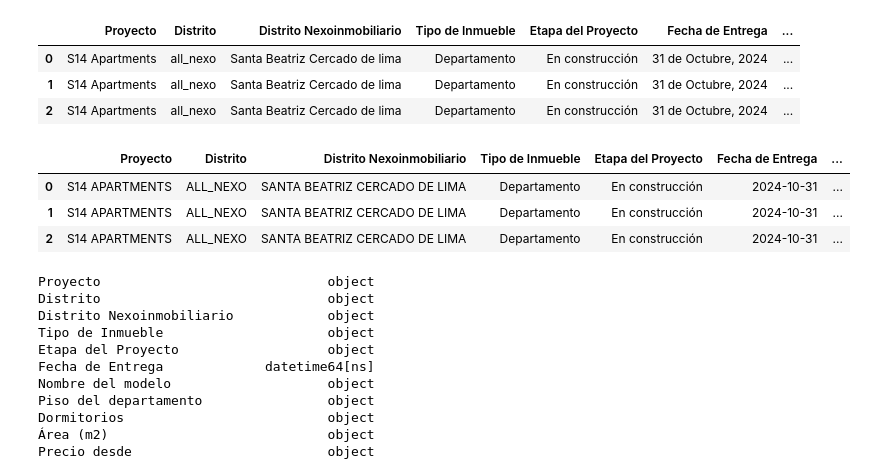
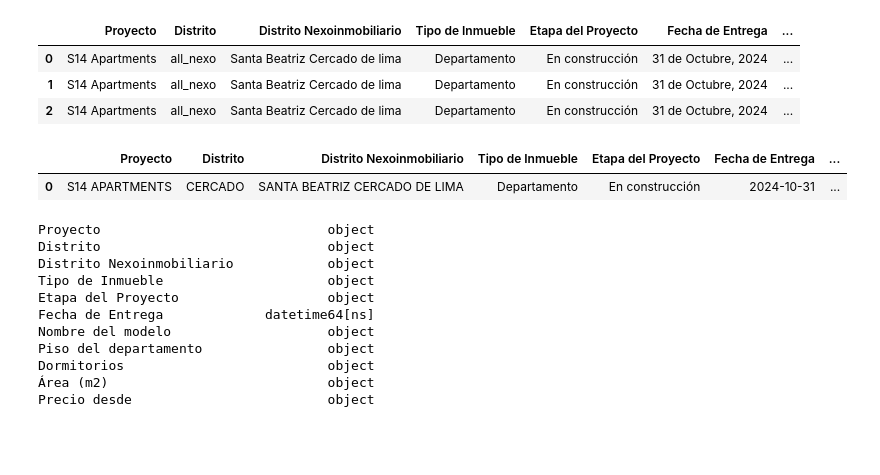
Before and after one commit to NahumFGz/NexoInmobiliarioScrapper, a Jupyter notebook: v3- Scrapp.ipynb, the cells around one changed output. Drawn from its saved outputs; the diff is of its cells as text; code cells hidden in the pictures; blank space fills up the shorter version.

```diff
--- a/v3- Scrapp.ipynb
+++ b/v3- Scrapp.ipynb
@@ -408,0 +407,3 @@ df_proyectos.head(3)
+# %%
+df_distritos = pd.read_excel(os.path.join(os.getcwd(),'outputs','distritos.xlsx'))
+df_distritos.head(2)
@@ -580,38 +587,40 @@ df_modelos_format['Área'] = df_modelos_format['Área'].apply(lambda x: x.split(
 # 4. Crear el campo 'Precio Desde (USD)'  y 'Precio Desde (PEN)'
 df_modelos_format['Precio Desde (USD)'] = df_modelos_format.apply(lambda row: get_monto_usd(row['Precio desde'], 3.75), axis=1)
 df_modelos_format['Precio Desde (PEN)'] = df_modelos_format.apply(lambda row: get_monto_pen(row['Precio desde'], 3.75), axis=1)
 
 # 5. Castear a float las columnas de precio
 df_modelos_format['Precio Desde (USD)'] = df_modelos_format['Precio Desde (USD)'].astype(int)
 df_modelos_format['Precio Desde (PEN)'] = df_modelos_format['Precio Desde (PEN)'].astype(int)
 
 # 8. Calcular el precio por m2, el numero resultante debe tener los decimales separados por ,
 
 df_modelos_format['Precio por m2 (USD)'] = df_modelos_format.apply(lambda row: round(float(row['Precio Desde (USD)'] )/ float(row['Área']),2), axis=1)
 df_modelos_format['Precio por m2 (USD)'] = df_modelos_format['Precio por m2 (USD)'].astype(str)
 df_modelos_format['Precio por m2 (USD)'] = df_modelos_format['Precio por m2 (USD)'].str.replace('.',',')
 
 # 6. Reemplazar '.' por ',' en la columna 'Área'
 df_modelos_format['Área'] = df_modelos_format['Área'].str.replace('.',',')
 
 # 7. Renombrar columna 'Número de pisos':'Piso del departamento', 'Área':'Área (m2)', 'Dormitorio':'Dormitorios'
 df_modelos_format = df_modelos_format.rename(columns={'Número de pisos':'Piso del departamento', 'Área':'Área (m2)', 'Dormitorio':'Dormitorios'})
 
-# 8. Reordenar las columnas
+# 8. Eliminar la columna 'Distrito', luego merge con df_distritos por 'Distrito Nexoinmobiliario'
+df_modelos_format = df_modelos_format.drop(columns=['Distrito'])
+df_modelos_format = df_modelos_format.merge(df_distritos, how='left', on='Distrito Nexoinmobiliario')
+
+# 9. Reordenar las columnas
 df_modelos_format = df_modelos_format[[
                                         'Proyecto', 'Distrito', 'Distrito Nexoinmobiliario', 'Tipo de Inmueble',
                                         'Etapa del Proyecto', 'Fecha de Entrega', 'Nombre del modelo', 'Piso del departamento',
                                         'Dormitorios', 'Área (m2)', 'Precio desde','Precio por m2 (USD)',
                                         'Precio Desde (USD)', 'Precio Desde (PEN)',
                                         'Financiamiento', 'Áreas Comunes', 'Inmobiliaria Nombre','URL Nexoinmobiliario', 'URL Google Maps'
                                        ]]
 
-df_modelos_format.head(3)
+df_modelos_format.head(1)
 # %% [output]
 |  | Proyecto | Distrito | Distrito Nexoinmobiliario | Tipo de Inmueble | Etapa del Proyecto | Fecha de Entrega | ... |
-| 0 | S14 APARTMENTS | ALL_NEXO | SANTA BEATRIZ CERCADO DE LIMA | Departamento | En construcción | 2024-10-31 | ... |
-| 1 | S14 APARTMENTS | ALL_NEXO | SANTA BEATRIZ CERCADO DE LIMA | Departamento | En construcción | 2024-10-31 | ... |
-| 2 | S14 APARTMENTS | ALL_NEXO | SANTA BEATRIZ CERCADO DE LIMA | Departamento | En construcción | 2024-10-31 | ... |
+| 0 | S14 APARTMENTS | CERCADO | SANTA BEATRIZ CERCADO DE LIMA | Departamento | En construcción | 2024-10-31 | ... |
 # %%
 df_modelos_format.dtypes
 # %% [output]
```
Also changed, not shown: parts of 5 cells of this notebook, 1 other file.
